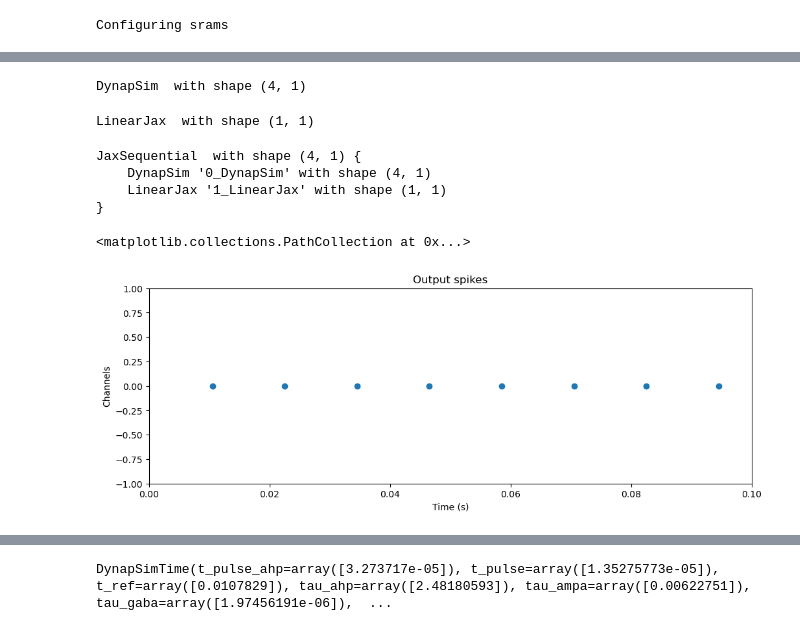
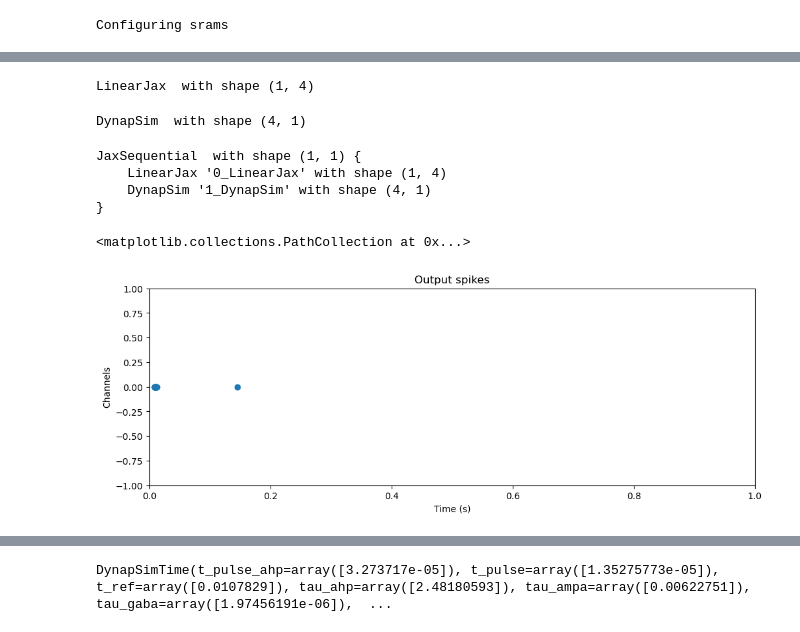
Before and after one commit to synsense/rockpool, a Jupyter notebook: docs/devices/DynapSE/dynapse2.ipynb, the cells around one changed output, grey strips where cells are left out. Drawn from its saved outputs; the diff is of its cells as text; code cells hidden in the pictures.

Commit message:
dynapse2 tutorial updated/upgraded

```diff
--- a/docs/devices/DynapSE/dynapse2.ipynb
+++ b/docs/devices/DynapSE/dynapse2.ipynb
@@ -208,0 +109,4 @@ ts.plot()
+# %%
+pst = poisson_spike_train(1, 1.0, 10, 1e-6)
+ts_poisson = TSEvent.from_raster(pst, 1e-6)
+ts_poisson.plot()
@@ -215,6 +141,16 @@ n_in = len(simconfig.router.tag_map_in)
 n_rec = len(simconfig.router.idx_map)
 n_out  = len(simconfig.router.tag_map_out)
 n_syn = 4
+# %%
+# --- Input Layer --- #
+linear_in = LinearJax(
+    shape=(n_in, n_rec*n_syn),
+    weight=simconfig.w_in.reshape(n_in,-1),
+    has_bias=False,
+)
+linear_in
+# %% [output]
+LinearJax  with shape (1, 4)
 # %%
 # --- DynapSim Layer --- #
 dynapsim = DynapSim.from_DynapSimConfig(
@@ -223,21 +159,11 @@ dynapsim = DynapSim.from_DynapSimConfig(
 dynapsim
 # %% [output]
 DynapSim  with shape (4, 1)
-# %%
-# --- Output Layer --- #
-linear_out = LinearJax(
-    shape=(n_rec, n_out),
-    weight=simconfig.w_out,
-    has_bias=False,
-)
-linear_out
-# %% [output]
-LinearJax  with shape (1, 1)
 # %%
-model = Sequential(dynapsim, linear_out)
+model = Sequential(linear_in, dynapsim)
 model
 # %% [output]
-JaxSequential  with shape (4, 1) {
-    DynapSim '0_DynapSim' with shape (4, 1)
-    LinearJax '1_LinearJax' with shape (1, 1)
+JaxSequential  with shape (1, 1) {
+    LinearJax '0_LinearJax' with shape (1, 4)
+    DynapSim '1_DynapSim' with shape (4, 1)
 }
@@ -257,6 +170,9 @@ out, state, record_dict = model(spikes_in, record=True)
+# %%
+model.reset_state()
+out, state, record_dict = model(pst, record=True)
 # %%
-spike_ts_out = TSEvent.from_raster(out, name="Output spikes", periodic=True, dt=1e-3)
-spike_ts_out.plot()
+ts_out = TSEvent.from_raster(out, name="Output spikes", periodic=True, dt=1e-6)
+ts_out.plot()
 # %% [output]
 <matplotlib.collections.PathCollection at 0x...>
-[figure, old version]
+[figure, new version]
```
Also changed, not shown: parts of 32 cells of this notebook.
